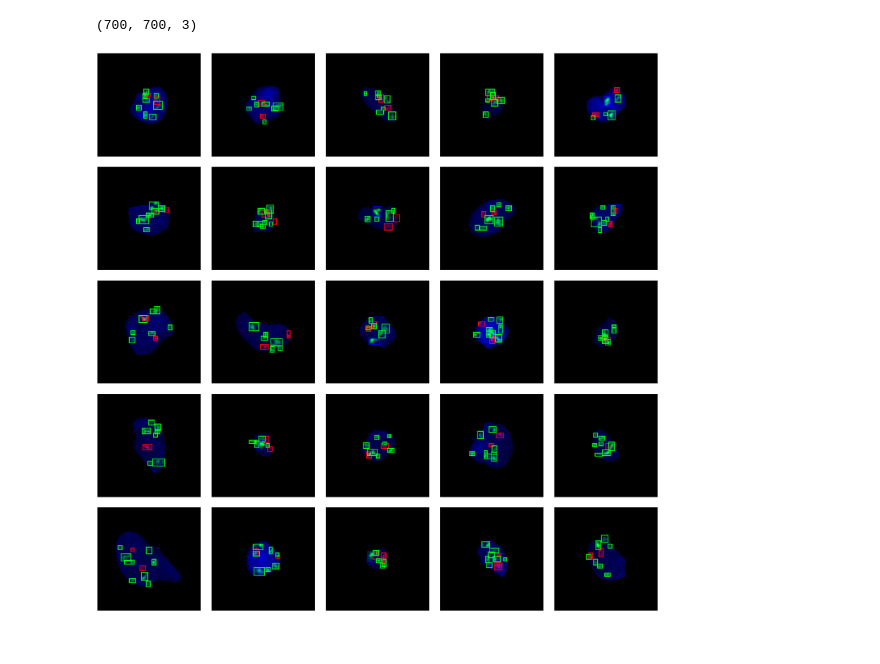
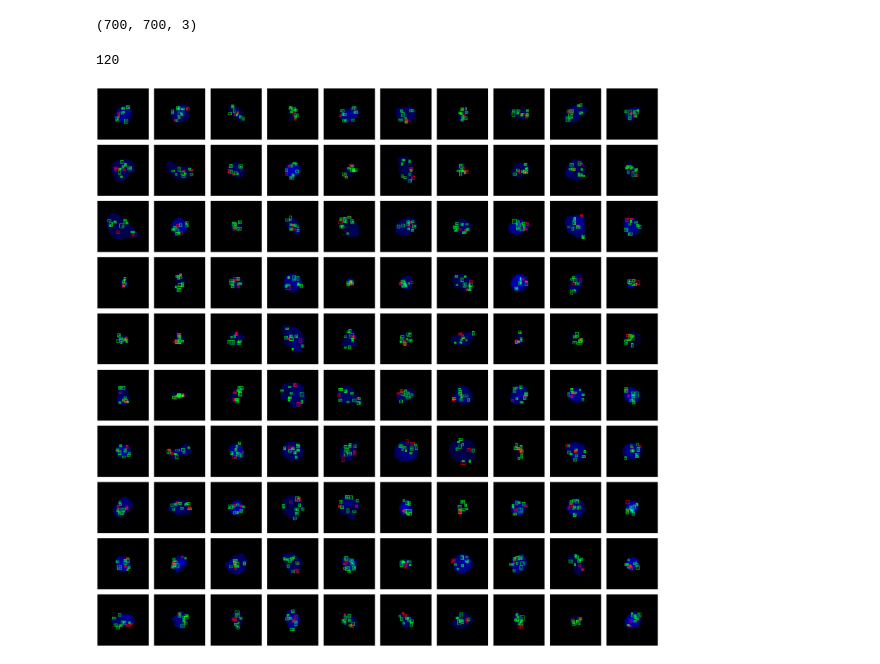
Before and after one commit to SimonBon/FISHPainter, a Jupyter notebook: notebook.ipynb, the cells around one changed output. Cells and saved outputs as stored; diff of their text form; code cells hidden in the pictures.

```diff
--- a/notebook.ipynb
+++ b/notebook.ipynb
@@ -23,3 +20,22 @@ background = get_cell_background("/home/simon_g/src/FISHcreation/testdata/IF_RGB
 print(background.shape)
 # %% [output]
 (700, 700, 3)
+# %%
+patches, masks, _, _, _ = extract_patches(background, "CP_TU", patch_size=128, return_all=True, device=torch.device("cuda:3"))
+len(patches)
+# %% [output]
+120
+# %%
+patches_with_boxes = []
+bbox_dataset = []
+for patch, mask in zip(patches, masks):
+    FISH_dict = create_FISH(patch.copy(), mask.copy(), num_red=2, num_green=8, return_as_dict=True)
+    bbox_img = draw_boxes_on_patch(FISH_dict["patch"].copy(), FISH_dict["bboxes"], FISH_dict["labels"])
+    patches_with_boxes.append(bbox_img)
+    bbox_dataset.append(FISH_dict)
+
+gridPlot(patches_with_boxes, plot_size=(50,50))
+
+dataset_from_bboxes(bbox_dataset=bbox_dataset, filepath="/home/simon_g/src/FISHcreation/testdata/bbox_dataset.h5")
+# %% [output]
+[figure, added]
@@ -28,13 +48,8 @@ patches, masks, _, _, _ = extract_patches(background, "CP_TU", patch_size=128, r
 # %%
-ps = []
-for patch, mask in zip(patches, masks):
-    p, bb = create_FISH(patch.copy(), mask.copy(), num_red=2, num_green=8)
-    bb = merge_boxes_by_color(bb)
-    new_img = draw_boxes_on_patch(p, bb)
-    ps.append(new_img)
-    if len(ps) >= 25:
-        break
+created = []
+while len(created) < 1500:
 
-gridPlot(ps, plot_size=(50,50))
+    for patch, mask in zip(patches, masks):
+        n_green = np.random.randint(2, 30, 1)[0]
+        FISH_dict = create_FISH(patch.copy(), mask.copy(), num_red=2, num_green=8, return_as_dict=True)
+        created.append(FISH_dict)
-# %% [output]
-[figure, removed]
```
Also changed, not shown: parts of 4 cells of this notebook, 5 other files.
